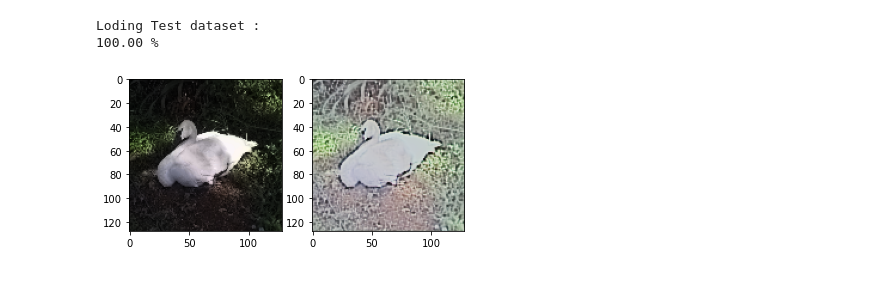
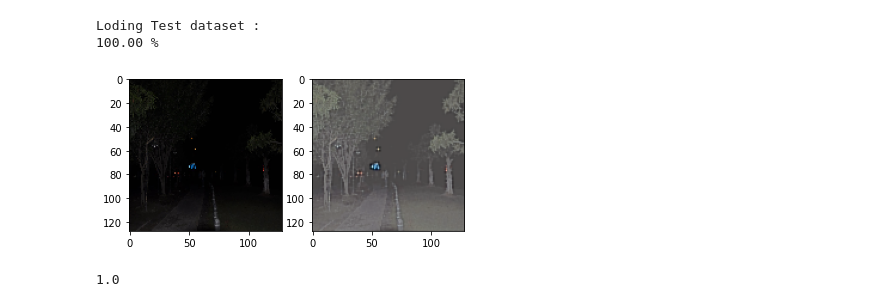
Before and after one commit to Apurva-04/ImageProcessing-ML, a Jupyter notebook: model_result.ipynb, the cells around one changed output. Drawn from its saved outputs; the diff is of its cells as text; code cells hidden in the pictures.

```diff
--- a/model_result.ipynb
+++ b/model_result.ipynb
@@ -7,7 +7,7 @@ from keras.preprocessing.image import ImageDataGenerator,load_img,img_to_array
 from keras.models import Sequential
 from keras.layers import Conv2D,MaxPooling2D,UpSampling2D,Flatten,Dropout,Dense,BatchNormalization
 # %%
-model=keras.models.load_model('models/ref/ref_cnn.h5')
+model=keras.models.load_model('models/ref/ref_cnn1.h5')
 # %%
 import os
 
@@ -33,13 +33,38 @@ x_test=np.array(x_test, dtype="float32")
 # %% [output]
 Loding Test dataset :
 100.00 %
+# %%
+def reformUtil(a,c):
+    b=np.zeros(a.shape);
+    for i in range(a.shape[0]):
+        for j in range(a.shape[1]):
+            b[i][j]=(1+a[i][j])-2*c[i][j];
+    return(b);
+def reform(a,c):
+    Rl,Gl,Bl=cv2.split(a);
+    Rd,Gd,Bd=cv2.split(c);
+
+    Rf=reformUtil(Rl,Rd);
+    Gf=reformUtil(Gl,Gd);
+    Bf=reformUtil(Bl,Bd);
+
+    img_reform=cv2.merge((Rf,Gf,Bf));
+    return img_reform;
 # %%
-fig=plt.figure();
+fig=plt.figure()
 
 def check_result(n):
     fig.add_subplot(1,2,1).imshow(x_test[n])
-    fig.add_subplot(1,2,2).imshow(model.predict(x_test)[n])
+    M=reform(x_test[n],model.predict(x_test)[n]).max();
+    m=reform(x_test[n],model.predict(x_test)[n]).min();
+    fig.add_subplot(1,2,2).imshow((reform(x_test[n],model.predict(x_test)[n])-m)/(M-m));
 
-check_result(9);
+check_result(3)
 # %% [output]
-[figure, old version]
+[figure, new version]
+# %%
+M=reform(x_test[1],model.predict(x_test)[1]).max();
+m=reform(x_test[1],model.predict(x_test)[1]).min();
+((reform(x_test[1],model.predict(x_test)[1])-m)/(M-m)).max()
+# %% [output]
+1.0
```
Also changed, not shown: 5 other files.
